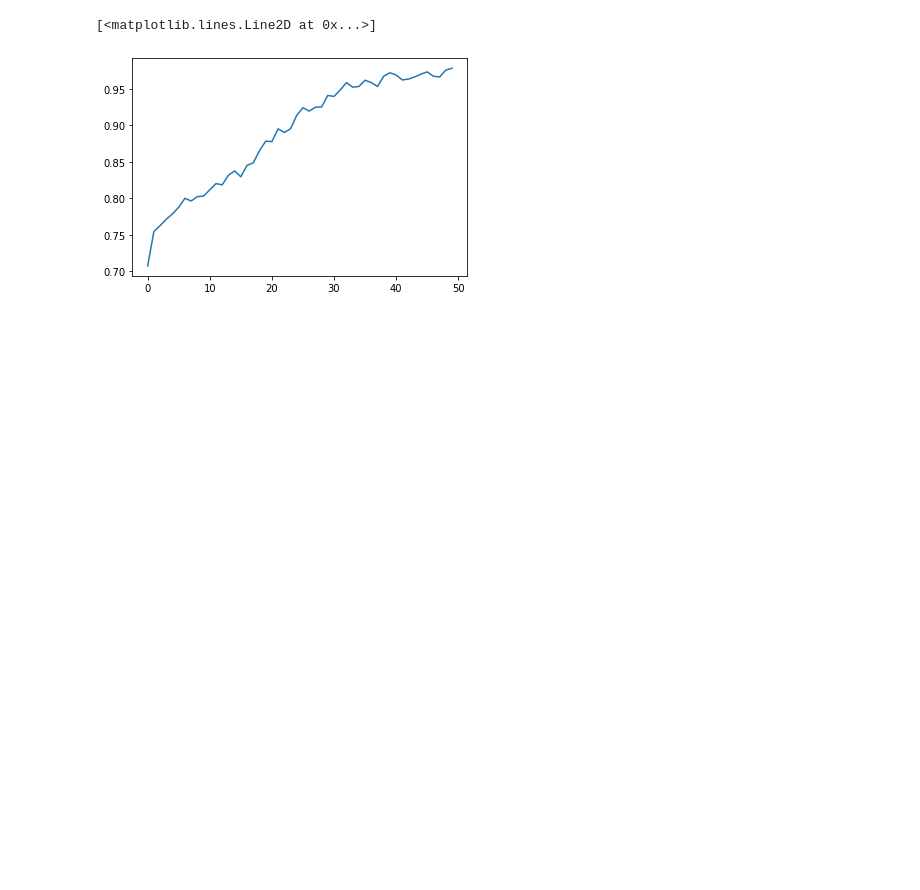
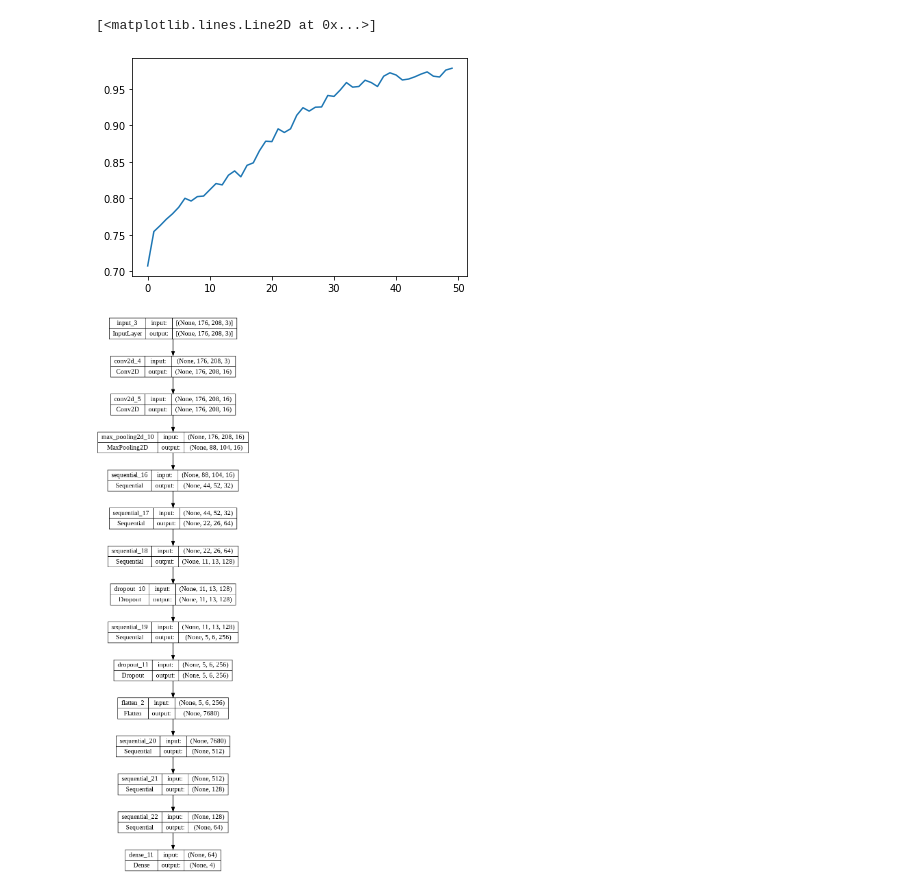
Before and after one commit to sphy1597/2022-1_ML, a Jupyter notebook: 기계학습_기말프로젝트.ipynb, the cells around one changed output. Saved outputs shown, nothing was run; the diff lists cells and outputs as text; code cells hidden in the pictures; blank space fills up the shorter version.

```diff
--- a/기계학습_기말프로젝트.ipynb
+++ b/기계학습_기말프로젝트.ipynb
@@ -282,3 +282,14 @@ plt.plot(model_history.history['accuracy'])
 # %% [output]
 [<matplotlib.lines.Line2D at 0x...>]
 [figure]
+# %%
+# 모델 레이어 출력
+import tensorflow as tf
+from tensorflow.keras.utils import plot_model
+
+
+pretrained_model = model
+
+plot_model(pretrained_model, to_file="/content" + "model_plot.png", show_shapes=True, show_layer_names=True)
+# %% [output]
+[figure, added]
```
